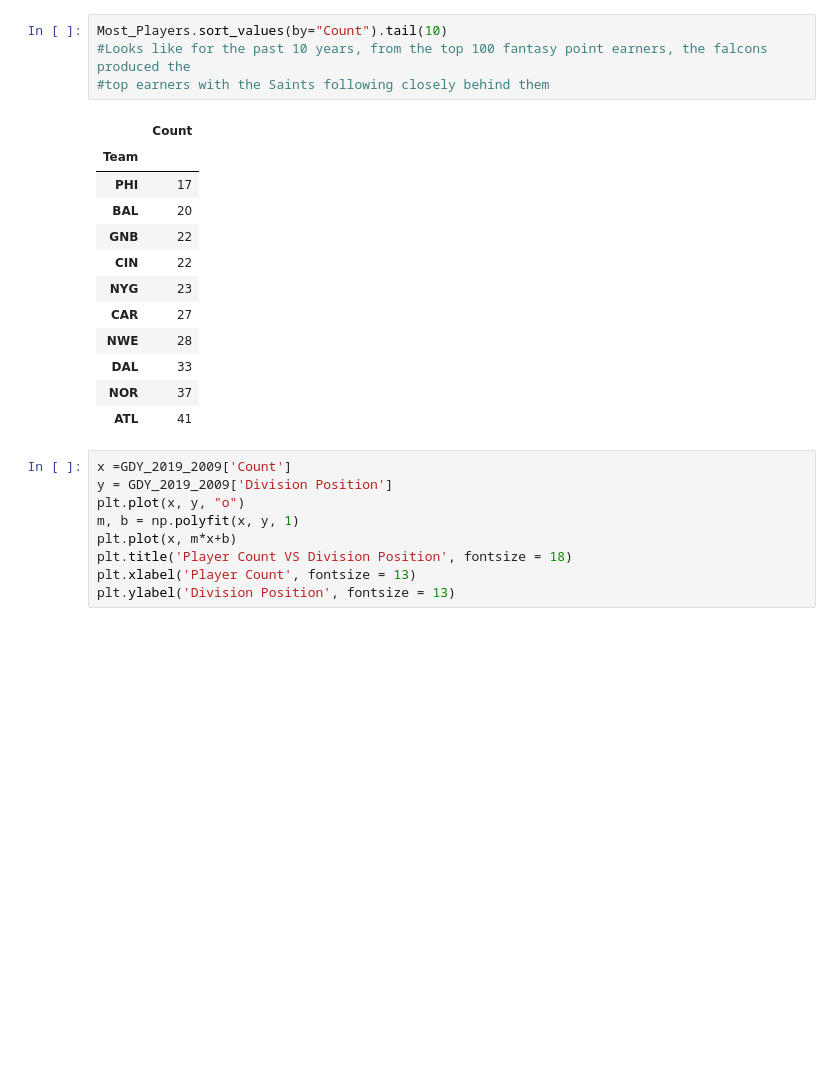
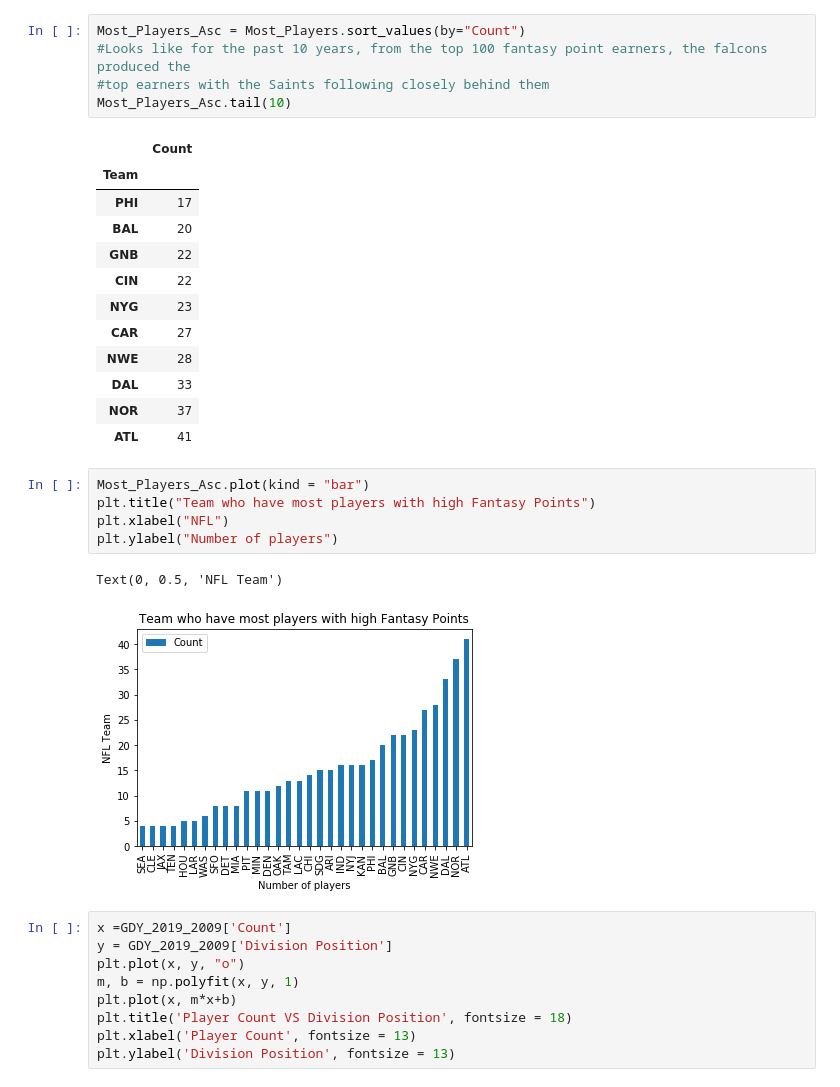
Before and after one commit to Emanuel-Szarek/Coding_for_fun, a Jupyter notebook: NFL Fantasy .ipynb, the cells around one changed output. Saved outputs shown, nothing was run; the diff lists cells and outputs as text; blank space fills up the shorter version.

```diff
--- a/NFL Fantasy .ipynb
+++ b/NFL Fantasy .ipynb
@@ -479,9 +479,10 @@ Name: Team, dtype: int64
 #How many players came from a team
 Most_Players = GDY_2019_2009.groupby('Team')[['Count']].sum()
 # %%
-Most_Players.sort_values(by="Count").tail(10)
+Most_Players_Asc = Most_Players.sort_values(by="Count")
 #Looks like for the past 10 years, from the top 100 fantasy point earners, the falcons produced the
 #top earners with the Saints following closely behind them
+Most_Players_Asc.tail(10)
 # %% [output]
 |  | Count |
 | Team |  |
@@ -495,6 +496,14 @@ Most_Players.sort_values(by="Count").tail(10)
 | DAL | 33 |
 | NOR | 37 |
 | ATL | 41 |
+# %%
+Most_Players_Asc.plot(kind = "bar")
+plt.title("Team who have most players with high Fantasy Points")
+plt.xlabel("NFL")
+plt.ylabel("Number of players")
+# %% [output]
+Text(0, 0.5, 'NFL Team')
+[figure, added]
 # %%
 x =GDY_2019_2009['Count']
 y = GDY_2019_2009['Division Position']
```
